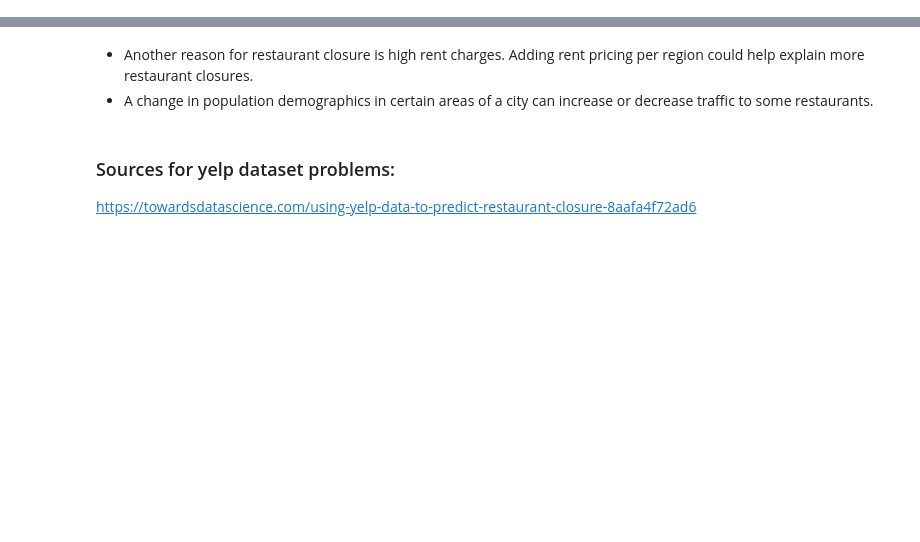
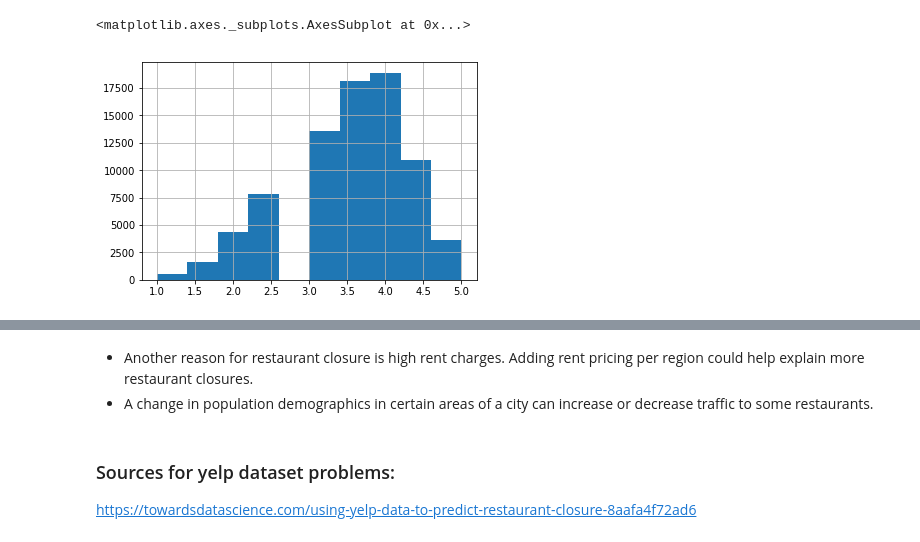
Before and after one commit to raeray/persproj, a Jupyter notebook: eda/Personal Project Data Exploration.ipynb, the cells around one changed output, grey strips where cells are left out. Drawn from its saved outputs; the diff is of its cells as text; code cells hidden in the pictures; blank space fills up the shorter version.

```diff
--- a/eda/Personal Project Data Exploration.ipynb
+++ b/eda/Personal Project Data Exploration.ipynb
@@ -33,2 +29,0 @@ bucket = conn.get_bucket('persproj')
-# %%
-x = bucket.get_key('business.json')
@@ -127,0 +177,11 @@ checkin_df.head()
+# %%
+# not all restaurants contain the word "Restaurant"
+# we want to include all food related businesses
+
+food_df = (business_df[
+    (business_df['categories'].str.contains('Food',na=False)) |
+     (business_df['categories'].str.contains('Restaurant',na=False))|
+     (business_df['categories'].str.contains('Bar',na=False))
+])
+
+food_count_df = count_categories(food_df['categories_list'])
@@ -127,0 +203,5 @@ checkin_df.head()
+# %%
+food_df['stars'].hist()
+# %% [output]
+<matplotlib.axes._subplots.AxesSubplot at 0x...>
+[figure, added]
```
Also changed, not shown: parts of 55 cells of this notebook.
